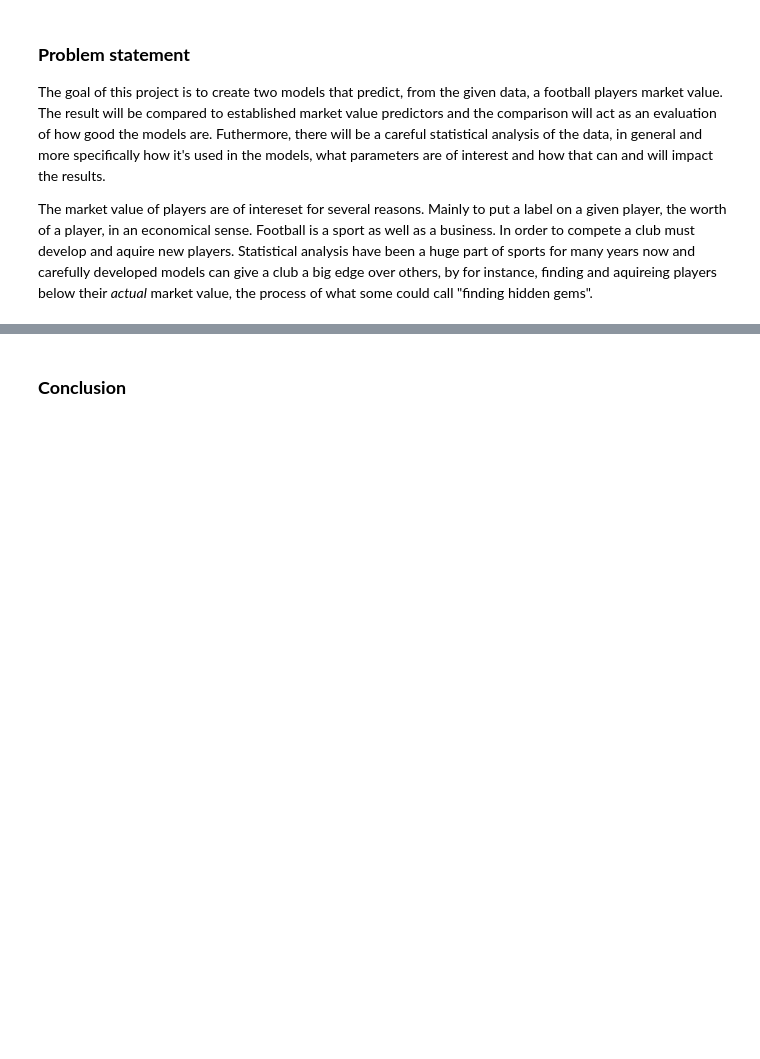
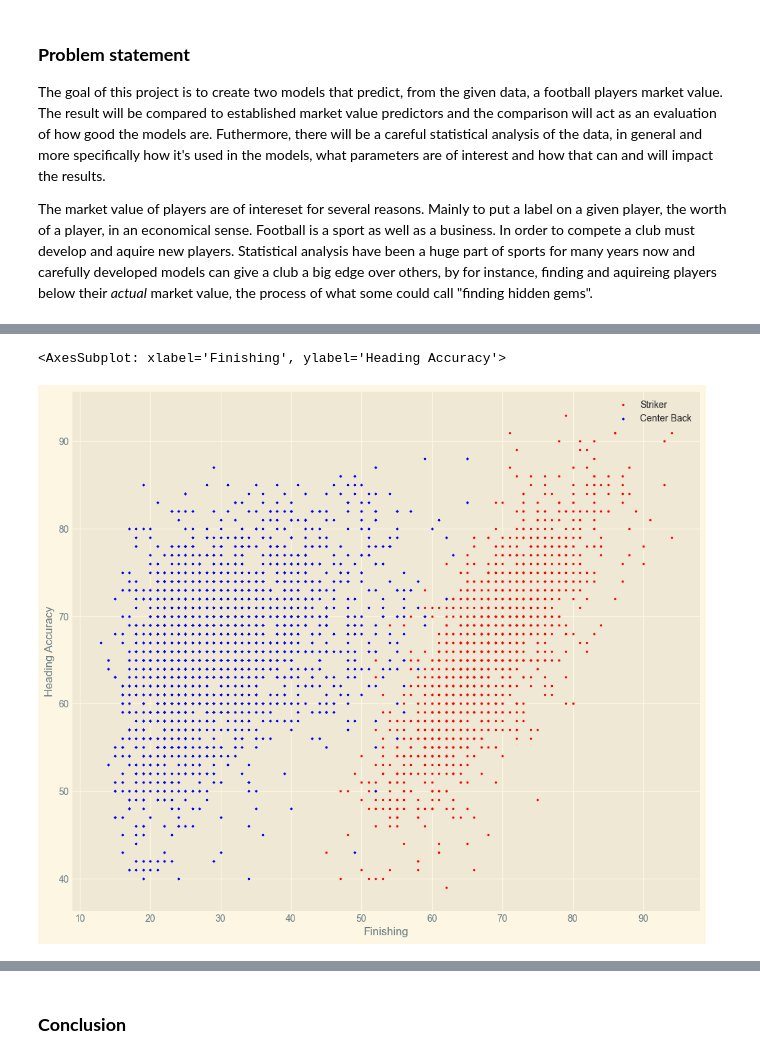
Before and after one commit to ValterMiari/Stats, a Jupyter notebook: Project/project_fifa.ipynb, the cells around one changed output, grey strips where cells are left out. Cells and saved outputs as stored; diff of their text form; code cells hidden in the pictures; blank space fills up the shorter version.

```diff
--- a/Project/project_fifa.ipynb
+++ b/Project/project_fifa.ipynb
@@ -120,0 +161,16 @@ plot_histograms(labels, data)
+# %%
+# Scatter Plot of x = long shots and y = fk. accuracy
+# TODO: Maybe change this to seaborn
+fig, ax = plt.subplots(1,1,figsize=(12, 10))
+data.query("`Positions Played`=='ST'").plot(x="Finishing",
+                                        y="Heading Accuracy",
+                                        kind='scatter',
+                                        label="Striker", marker="o", ax=ax, s=2, c="red")
+
+data.query("`Positions Played`=='CB'").plot(x="Finishing",
+                                        y="Heading Accuracy",
+                                        kind='scatter',
+                                        label="Center Back", marker="x", ax=ax, s=2, c="blue")
+# %% [output]
+<AxesSubplot: xlabel='Finishing', ylabel='Heading Accuracy'>
+[figure, added]
```
Also changed, not shown: parts of 32 cells of this notebook, 1 other file.
